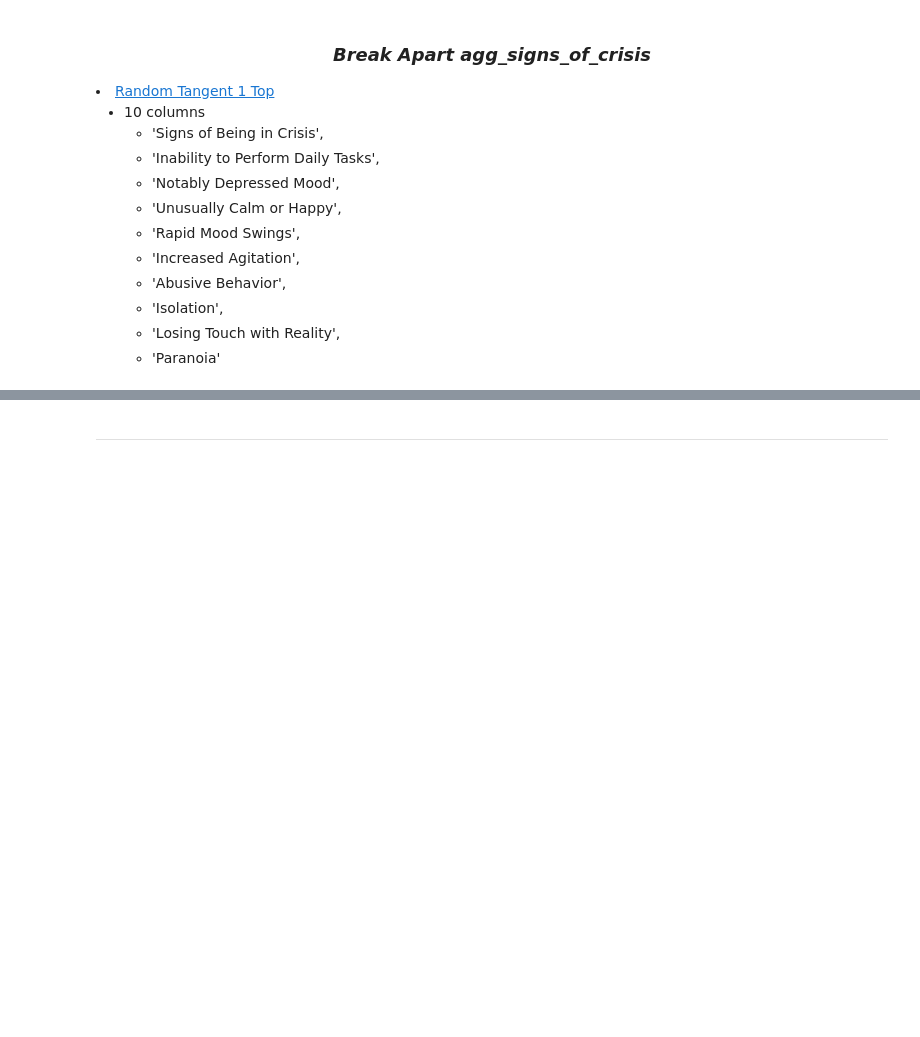
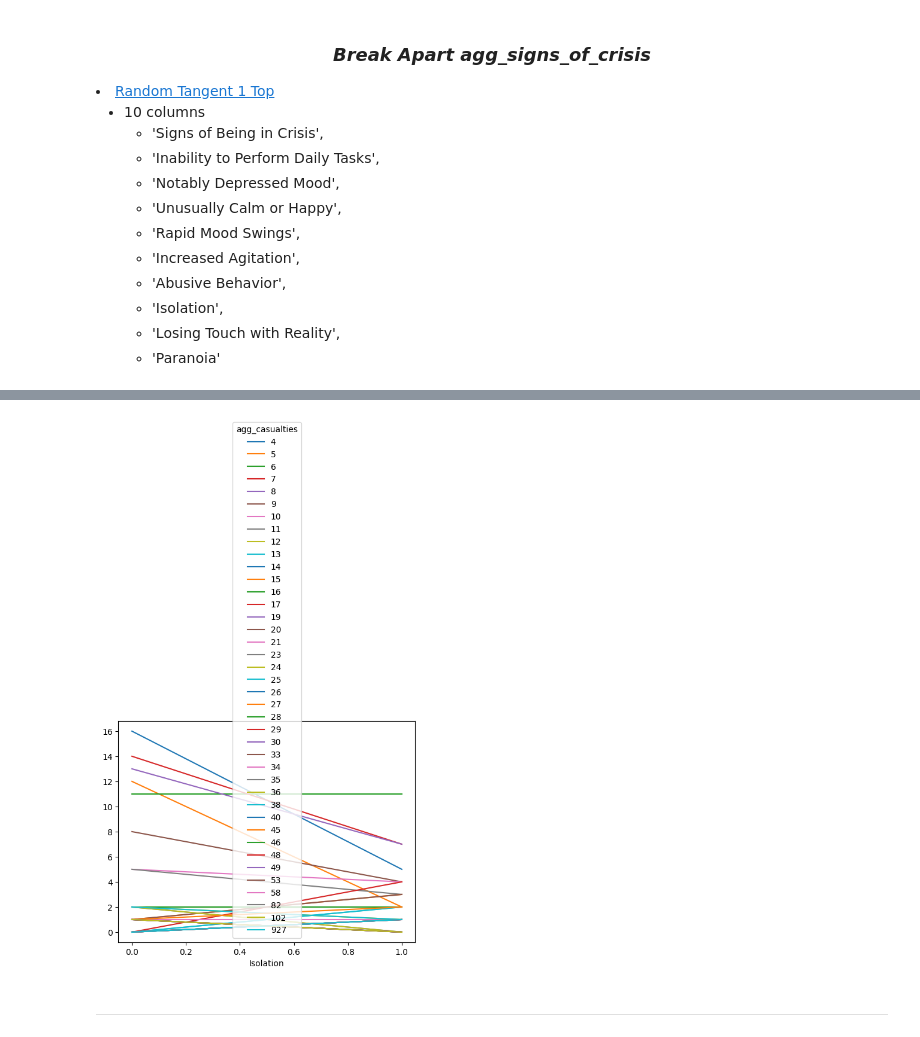
Before and after one commit to Jared-Wood135/mass-shooters-project, a Jupyter notebook: misc.ipynb, the cells around one changed output, grey strips where cells are left out. Drawn from its saved outputs; the diff is of its cells as text; code cells hidden in the pictures; blank space fills up the shorter version.

Commit message:
Tested random visual

```diff
--- a/misc.ipynb
+++ b/misc.ipynb
@@ -131,3 +131,8 @@ signs_of_crisis_df.sample()
+# %%
+pd.crosstab(signs_of_crisis_df.Isolation, signs_of_crisis_df.agg_casualties).plot()
+plt.show()
+# %% [output]
+[figure, added]
 # %% [markdown]
 ---
 # %% [markdown]
```
Also changed, not shown: parts of 44 cells of this notebook.
